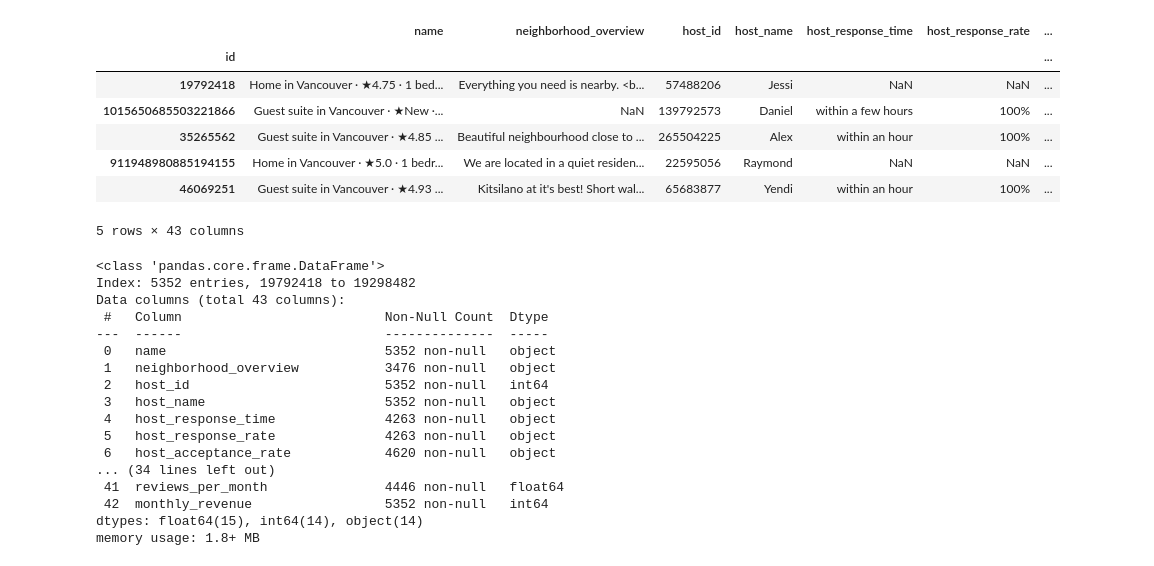
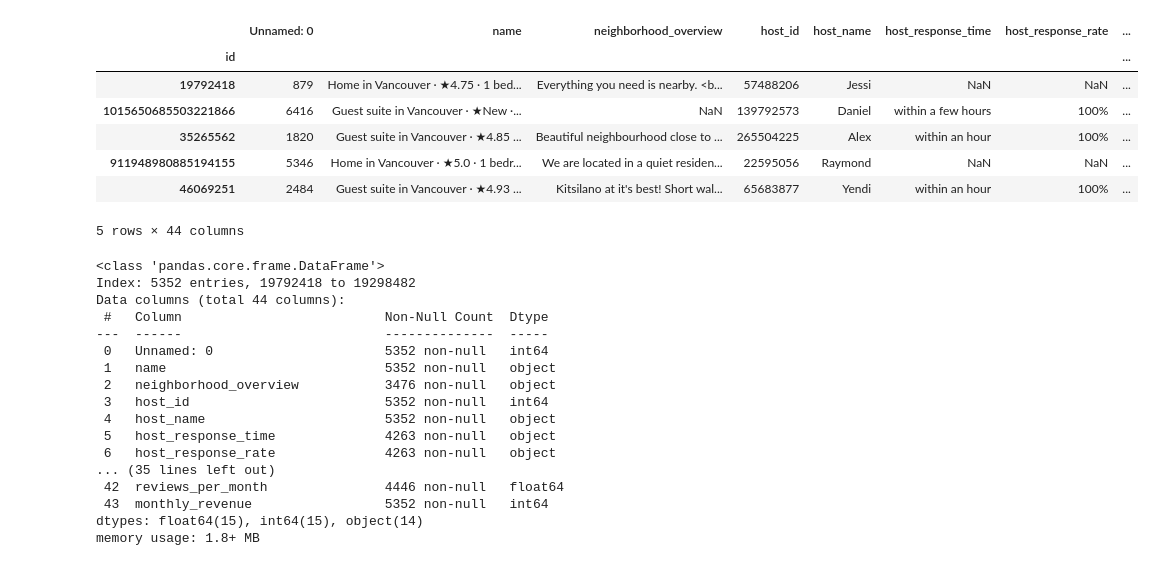
Before and after one commit to shashankhs11/ubc-wids-nov2024, a Jupyter notebook: notebooks/eda.ipynb, the cells around one changed output. Saved outputs shown, nothing was run; the diff lists cells and outputs as text; code cells hidden in the pictures.

```diff
--- a/notebooks/eda.ipynb
+++ b/notebooks/eda.ipynb
@@ -4,35 +7,34 @@ import numpy as np
 # %%
-train_df = pd.read_csv('input/train.csv')
-test_df = pd.read_csv('input/test.csv')
-train_df.drop(train_df.columns[0], axis=1, inplace=True)
+train_df = pd.read_csv('../input/train.csv')
+test_df = pd.read_csv('../input/test.csv')
 train_df.set_index('id', inplace=True)
 train_df.head()
 # %% [output]
-|  | name | neighborhood_overview | host_id | host_name | host_response_time | host_response_rate | ... |
-| id |  |  |  |  |  |  | ... |
-| 19792418 | Home in Vancouver · ★4.75 · 1 bed... | Everything you need is nearby. <b... | 57488206 | Jessi | NaN | NaN | ... |
-| 1015650685503221866 | Guest suite in Vancouver · ★New ·... | NaN | 139792573 | Daniel | within a few hours | 100% | ... |
-| 35265562 | Guest suite in Vancouver · ★4.85 ... | Beautiful neighbourhood close to ... | 265504225 | Alex | within an hour | 100% | ... |
-| 911948980885194155 | Home in Vancouver · ★5.0 · 1 bedr... | We are located in a quiet residen... | 22595056 | Raymond | NaN | NaN | ... |
-| 46069251 | Guest suite in Vancouver · ★4.93 ... | Kitsilano at it's best! Short wal... | 65683877 | Yendi | within an hour | 100% | ... |
+|  | Unnamed: 0 | name | neighborhood_overview | host_id | host_name | host_response_time | host_response_rate | ... |
+| id |  |  |  |  |  |  |  | ... |
+| 19792418 | 879 | Home in Vancouver · ★4.75 · 1 bed... | Everything you need is nearby. <b... | 57488206 | Jessi | NaN | NaN | ... |
+| 1015650685503221866 | 6416 | Guest suite in Vancouver · ★New ·... | NaN | 139792573 | Daniel | within a few hours | 100% | ... |
+| 35265562 | 1820 | Guest suite in Vancouver · ★4.85 ... | Beautiful neighbourhood close to ... | 265504225 | Alex | within an hour | 100% | ... |
+| 911948980885194155 | 5346 | Home in Vancouver · ★5.0 · 1 bedr... | We are located in a quiet residen... | 22595056 | Raymond | NaN | NaN | ... |
+| 46069251 | 2484 | Guest suite in Vancouver · ★4.93 ... | Kitsilano at it's best! Short wal... | 65683877 | Yendi | within an hour | 100% | ... |
-5 rows × 43 columns
+5 rows × 44 columns
 # %%
 train_df.info()
 # %% [output]
 <class 'pandas.core.frame.DataFrame'>
 Index: 5352 entries, 19792418 to 19298482
-Data columns (total 43 columns):
+Data columns (total 44 columns):
  #   Column                          Non-Null Count  Dtype
 ---  ------                          --------------  -----
- 0   name                            5352 non-null   object
- 1   neighborhood_overview           3476 non-null   object
- 2   host_id                         5352 non-null   int64
- 3   host_name                       5352 non-null   object
- 4   host_response_time              4263 non-null   object
- 5   host_response_rate              4263 non-null   object
- 6   host_acceptance_rate            4620 non-null   object
-... (34 lines left out)
- 41  reviews_per_month               4446 non-null   float64
- 42  monthly_revenue                 5352 non-null   int64
-dtypes: float64(15), int64(14), object(14)
+ 0   Unnamed: 0                      5352 non-null   int64
+ 1   name                            5352 non-null   object
+ 2   neighborhood_overview           3476 non-null   object
+ 3   host_id                         5352 non-null   int64
+ 4   host_name                       5352 non-null   object
+ 5   host_response_time              4263 non-null   object
+ 6   host_response_rate              4263 non-null   object
+... (35 lines left out)
+ 42  reviews_per_month               4446 non-null   float64
+ 43  monthly_revenue                 5352 non-null   int64
+dtypes: float64(15), int64(15), object(14)
 memory usage: 1.8+ MB
```
Also changed, not shown: parts of 10 cells of this notebook, 5 other files.
